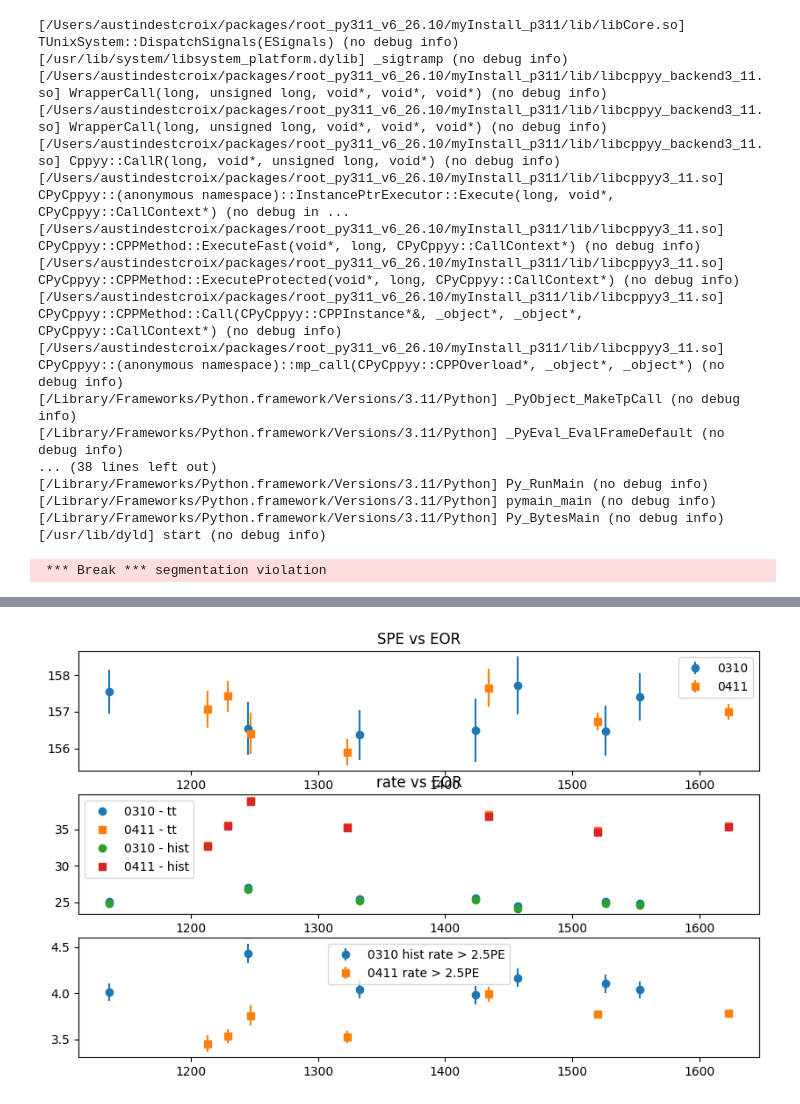
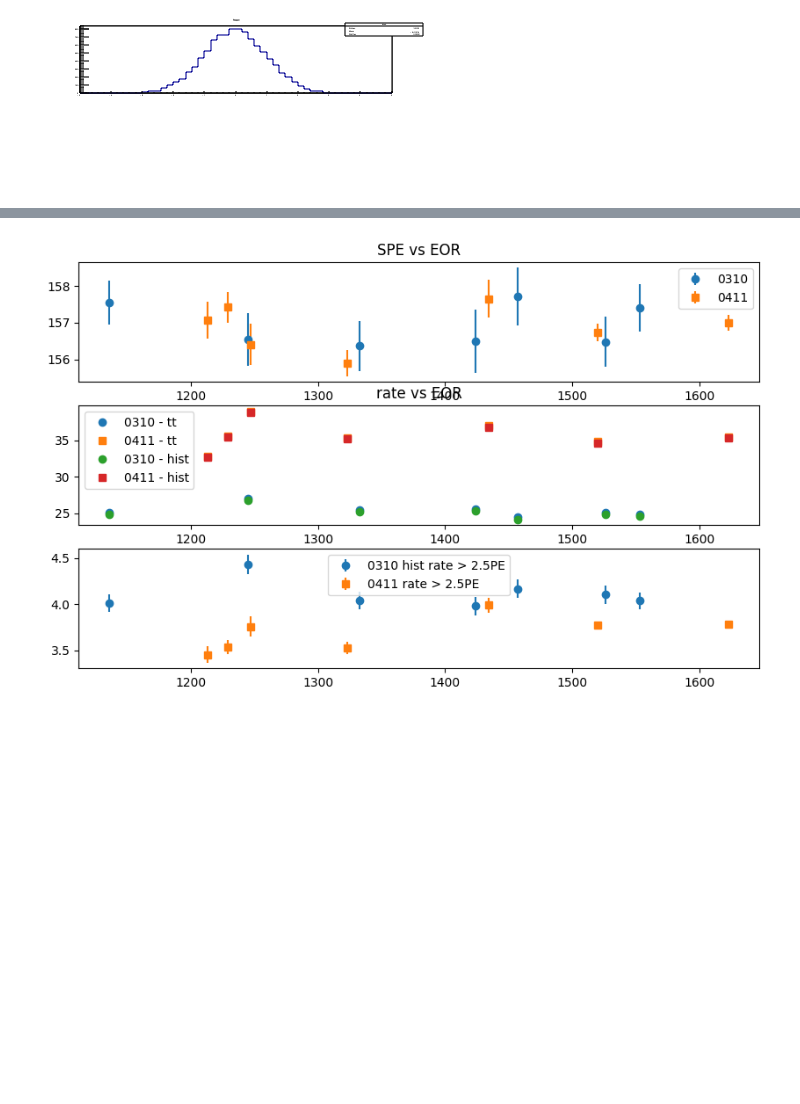
Before and after one commit to austindsc/cf4_analysisPipeline, a Jupyter notebook: code1Analysis/ana1_Cs_bkgs_v1.ipynb, the cells around one changed output, grey strips where cells are left out. Saved outputs shown, nothing was run; the diff lists cells and outputs as text; code cells hidden in the pictures; blank space fills up the shorter version.

Commit message:
got mc_ana... code starting to works. Things are starting to integrate\!

```diff
--- a/code1Analysis/ana1_Cs_bkgs_v1.ipynb
+++ b/code1Analysis/ana1_Cs_bkgs_v1.ipynb
@@ -45,5 +47,5 @@ import helpers.graphBuilders as GB
 # %%
-canvas = ROOT.TCanvas()
+canvas = ROOT.TCanvas("kljlkj", "", 400, 200)
 htest = TH1F("htest", "htest", 200, -5, 5)
 htest.FillRandom("gaus", 10000)
 
@@ -65,21 +67,4 @@ SegmentationViolation: TH1* TH1::Rebin(int ngroup = 2, const char* newname = "",
-[/Users/austindestcroix/packages/root_py311_v6_26.10/myInstall_p311/lib/libCore.so] TUnixSystem::DispatchSignals(ESignals) (no debug info)
-[/usr/lib/system/libsystem_platform.dylib] _sigtramp (no debug info)
-[/Users/austindestcroix/packages/root_py311_v6_26.10/myInstall_p311/lib/libcppyy_backend3_11.so] WrapperCall(long, unsigned long, void*, void*, void*) (no debug info)
-[/Users/austindestcroix/packages/root_py311_v6_26.10/myInstall_p311/lib/libcppyy_backend3_11.so] WrapperCall(long, unsigned long, void*, void*, void*) (no debug info)
-[/Users/austindestcroix/packages/root_py311_v6_26.10/myInstall_p311/lib/libcppyy_backend3_11.so] Cppyy::CallR(long, void*, unsigned long, void*) (no debug info)
-[/Users/austindestcroix/packages/root_py311_v6_26.10/myInstall_p311/lib/libcppyy3_11.so] CPyCppyy::(anonymous namespace)::InstancePtrExecutor::Execute(long, void*, CPyCppyy::CallContext*) (no debug in ...
-[/Users/austindestcroix/packages/root_py311_v6_26.10/myInstall_p311/lib/libcppyy3_11.so] CPyCppyy::CPPMethod::ExecuteFast(void*, long, CPyCppyy::CallContext*) (no debug info)
-[/Users/austindestcroix/packages/root_py311_v6_26.10/myInstall_p311/lib/libcppyy3_11.so] CPyCppyy::CPPMethod::ExecuteProtected(void*, long, CPyCppyy::CallContext*) (no debug info)
-[/Users/austindestcroix/packages/root_py311_v6_26.10/myInstall_p311/lib/libcppyy3_11.so] CPyCppyy::CPPMethod::Call(CPyCppyy::CPPInstance*&, _object*, _object*, CPyCppyy::CallContext*) (no debug info)
-[/Users/austindestcroix/packages/root_py311_v6_26.10/myInstall_p311/lib/libcppyy3_11.so] CPyCppyy::(anonymous namespace)::mp_call(CPyCppyy::CPPOverload*, _object*, _object*) (no debug info)
-[/Library/Frameworks/Python.framework/Versions/3.11/Python] _PyObject_MakeTpCall (no debug info)
-[/Library/Frameworks/Python.framework/Versions/3.11/Python] _PyEval_EvalFrameDefault (no debug info)
-... (38 lines left out)
-[/Library/Frameworks/Python.framework/Versions/3.11/Python] Py_RunMain (no debug info)
-[/Library/Frameworks/Python.framework/Versions/3.11/Python] pymain_main (no debug info)
-[/Library/Frameworks/Python.framework/Versions/3.11/Python] Py_BytesMain (no debug info)
-[/usr/lib/dyld] start (no debug info)
- *** Break *** segmentation violation
+[figure, added]
 # %%
 
 ## ------------- User Inputs ------------- ##
```
Also changed, not shown: parts of 15 cells of this notebook, 2 other files.
